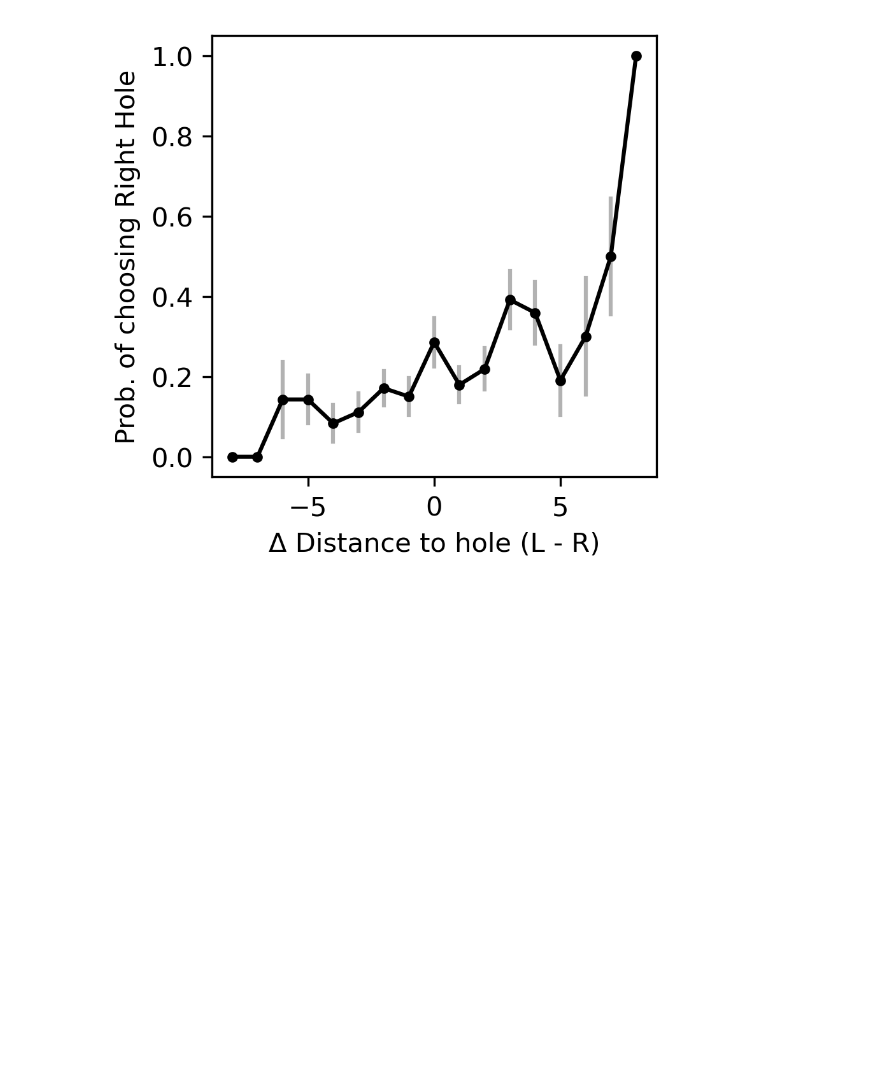
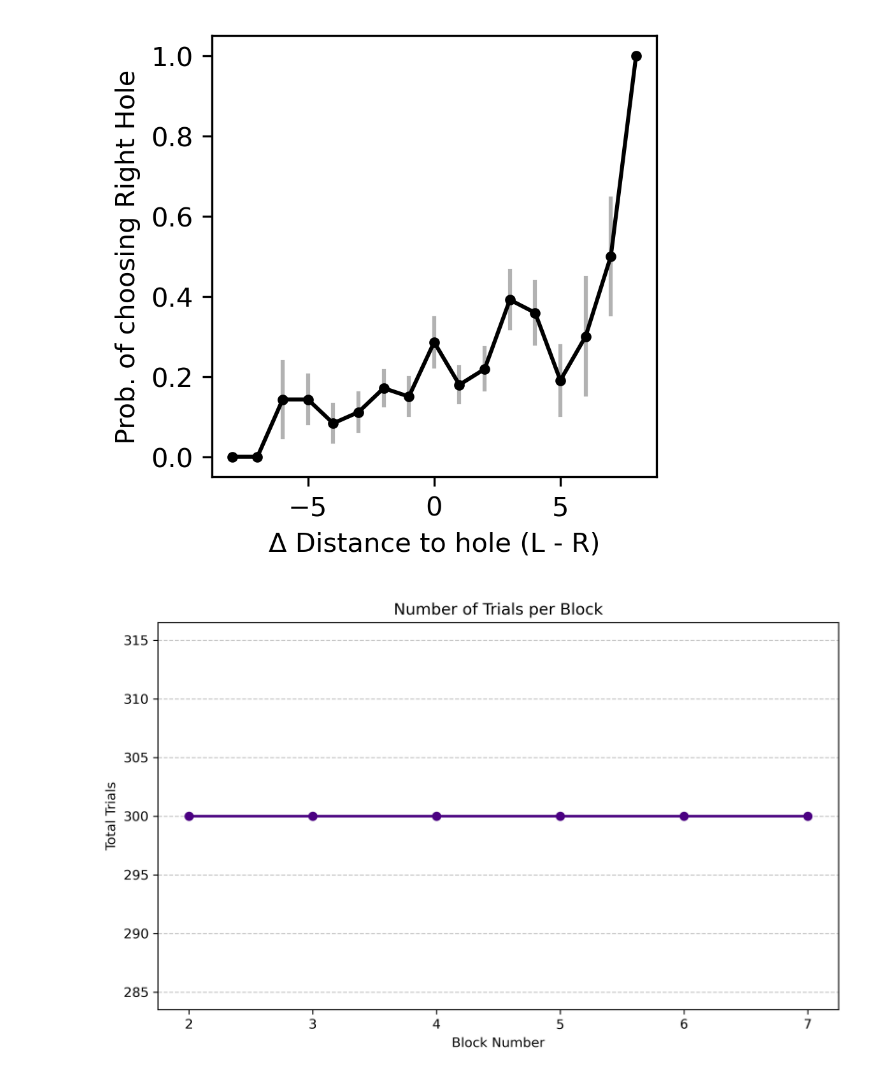
Before and after one commit to mobeets/falldown, a Jupyter notebook: analysis/checking_data_validity.ipynb, the cells around one changed output. Drawn from its saved outputs; the diff is of its cells as text; code cells hidden in the pictures; blank space fills up the shorter version.

Commit message:
checking data validity

```diff
--- a/analysis/checking_data_validity.ipynb
+++ b/analysis/checking_data_validity.ipynb
@@ -270,6 +270,49 @@ def plot_switch_distribution(data):
 
     plt.tight_layout()
     plt.show()
+
+def plot_trials_per_block(data, fig=None):
+    """
+    Extracts the number of trials in each block and plots it as a line graph.
+    """
+    block_numbers = []
+    trial_counts = []
+
+    # 1. Extract the data
+    for i, block in enumerate(data['blocks']):
+        # If your blocks are 0-indexed but you want the graph to start at Block 1, use i + 1
+        block_numbers.append(i + 1)
+
+        # Count the number of trials in this specific block
+        if 'trials' in block:
+            trial_counts.append(len(block['trials']))
+        else:
+            trial_counts.append(0)  # Safe fallback if a block is totally empty
+
+    block_numbers = block_numbers[1:]
+    trial_counts = trial_counts[1:]
+
+    # 2. Create the Plot
+    if fig is None:
+        fig = plt.figure(figsize=(8, 5), dpi=300)
+
+    # Plot the line with 'o' markers to clearly show each individual block
+    plt.plot(block_numbers, trial_counts, marker='o', linestyle='-', color='indigo', linewidth=2, markersize=6)
+
+    # 3. Formatting
+    plt.title('Number of Trials per Block')
+    plt.xlabel('Block Number')
+    plt.ylabel('Total Trials')
+
+    # Force the X-axis to only show whole numbers (since you can't have Block 1.5)
+    plt.xticks(block_numbers)
+
+    # Add a subtle grid to make it easier to read across
+    plt.grid(axis='y', linestyle='--', alpha=0.7)
+
+    plt.tight_layout()
+
+    return fig
 # %% [markdown]
 # Output
 # %%
@@ -291,3 +334,7 @@ y = choices[:,-1]
 plot_psychometric_curve(X, y)
 # %% [output]
 [figure]
+# %%
+trials_per_block = plot_trials_per_block(data)
+# %% [output]
+[figure, added]
```
